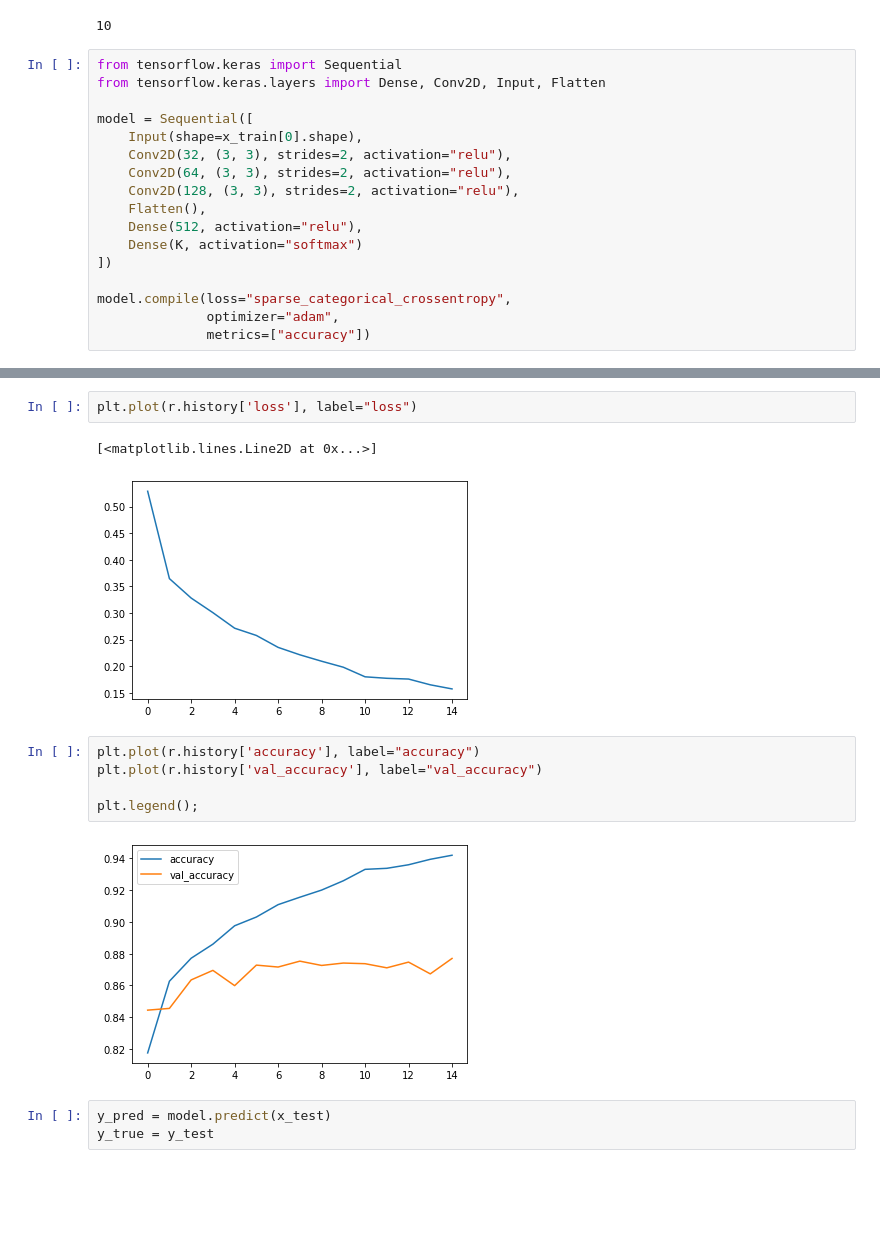
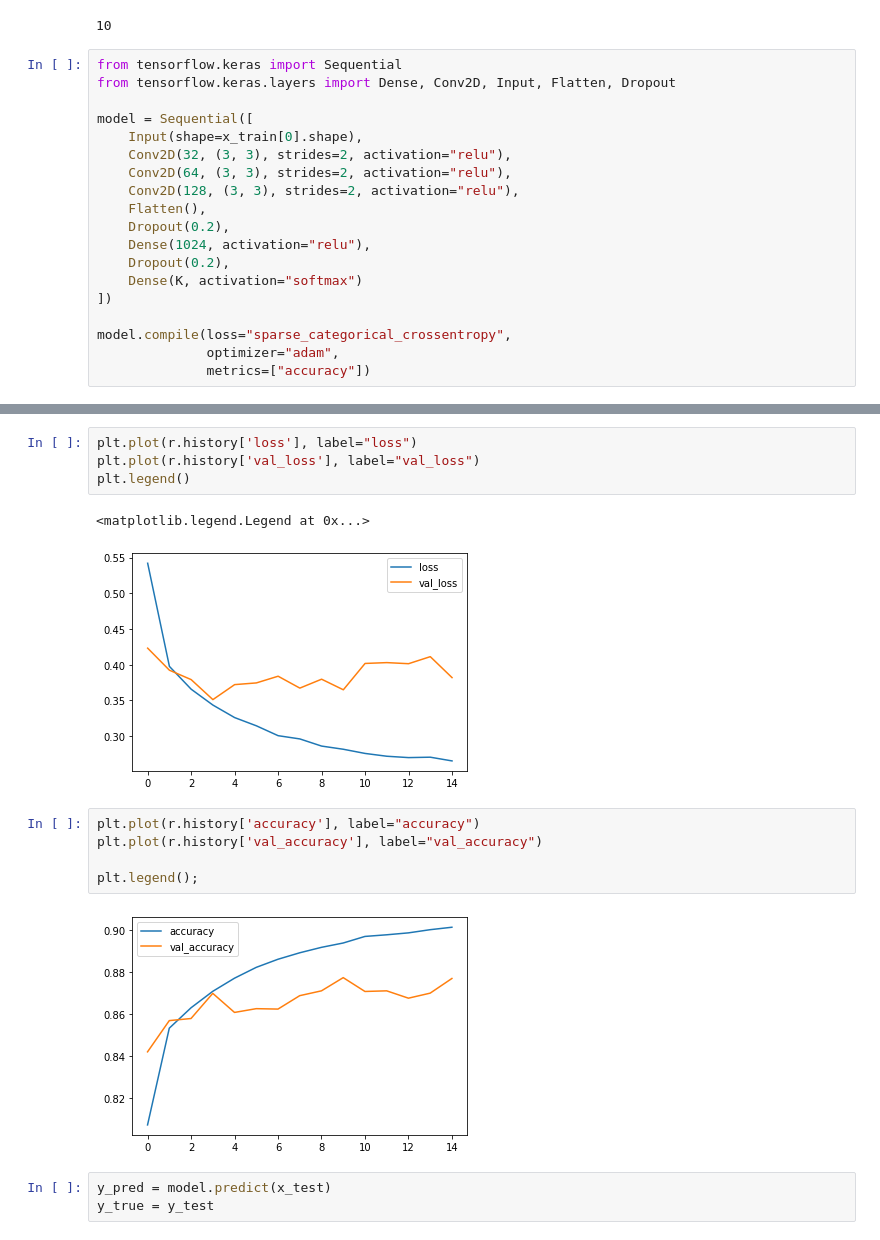
Before and after one commit to 41y08h/colab-notebooks, a Jupyter notebook: TF_CNN_Fashion_MNIST.ipynb, the cells around one changed output, grey strips where cells are left out. Drawn from its saved outputs; the diff is of its cells as text; blank space fills up the shorter version.

```diff
--- a/TF_CNN_Fashion_MNIST.ipynb
+++ b/TF_CNN_Fashion_MNIST.ipynb
@@ -33,7 +33,7 @@ K
 10
 # %%
 from tensorflow.keras import Sequential
-from tensorflow.keras.layers import Dense, Conv2D, Input, Flatten
+from tensorflow.keras.layers import Dense, Conv2D, Input, Flatten, Dropout
 
 model = Sequential([
     Input(shape=x_train[0].shape),
@@ -41,7 +41,9 @@ model = Sequential([
     Conv2D(64, (3, 3), strides=2, activation="relu"),
     Conv2D(128, (3, 3), strides=2, activation="relu"),
     Flatten(),
-    Dense(512, activation="relu"),
+    Dropout(0.2),
+    Dense(1024, activation="relu"),
+    Dropout(0.2),
     Dense(K, activation="softmax")
 ])
 
@@ -71,15 +73,17 @@ Epoch 15/15
 # %%
 plt.plot(r.history['loss'], label="loss")
+plt.plot(r.history['val_loss'], label="val_loss")
+plt.legend()
 # %% [output]
-[<matplotlib.lines.Line2D at 0x...>]
+<matplotlib.legend.Legend at 0x...>
-[figure, old version]
+[figure, new version]
 # %%
 plt.plot(r.history['accuracy'], label="accuracy")
 plt.plot(r.history['val_accuracy'], label="val_accuracy")
 
 plt.legend();
 # %% [output]
-[figure, old version]
+[figure, new version]
 # %%
 y_pred = model.predict(x_test)
 y_true = y_test
```
Also changed, not shown: parts of 2 cells of this notebook.
